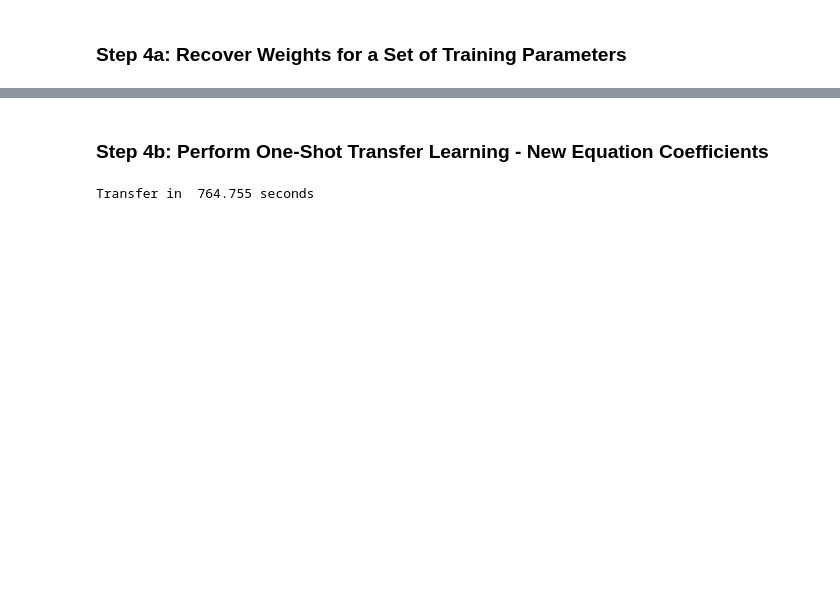
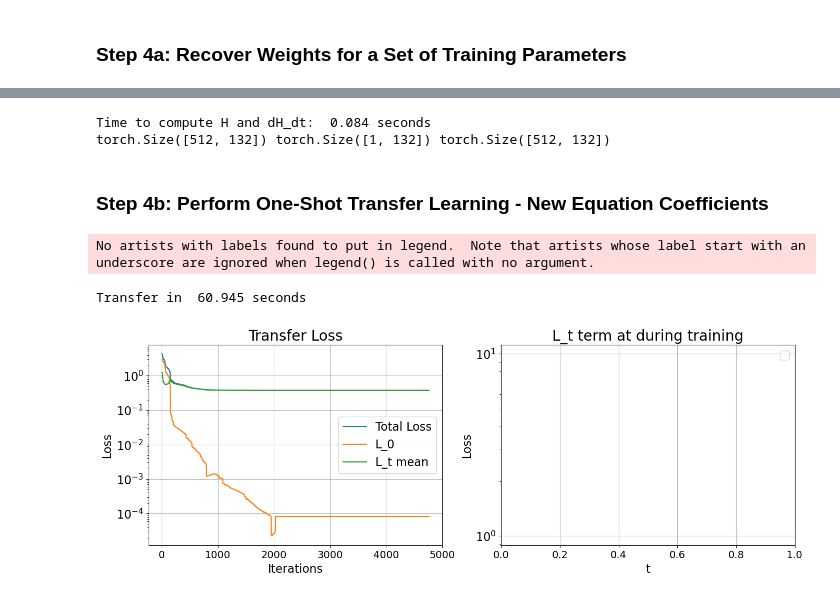
Before and after one commit to eseiler18/Harvard_Master_Thesis, a Jupyter notebook: src/nonlinearODE/PINNS_stiff_nonlinearODE.ipynb, the cells around one changed output, grey strips where cells are left out. Saved outputs shown, nothing was run; the diff lists cells and outputs as text; code cells hidden in the pictures; blank space fills up the shorter version.

```diff
--- a/src/nonlinearODE/PINNS_stiff_nonlinearODE.ipynb
+++ b/src/nonlinearODE/PINNS_stiff_nonlinearODE.ipynb
@@ -442,27 +538,90 @@ Time to compute H and dH_dt:  0.108 seconds
+# %%
+# function to compute H and dH_dt components necessary for transfer learning
+def compute_H_and_dH_dt(min_x, max_x, trained_model, num_equations, hid_lay):
+
+    start_time = time.time()
+
+    # generate a set of times to evaluate with
+    rng = np.random.default_rng()
+    t_eval = torch.arange(min_x, max_x, 0.0005, requires_grad=True, device=dev)
+    t_eval = t_eval[rng.choice(range(0, len(t_eval)), size=512, replace=False)]
+    t_eval = t_eval.reshape(-1, 1)
+    t_eval, _ = t_eval.sort(dim=0)
+
+    # forward pass with t_eval to extract H
+    _, H = trained_model(t_eval)
+    # # reshape "H" to batch_size X num_equations X d // num_equations
+    #H = H.reshape(-1, num_equations, hid_lay[-1] // num_equations)
+    #H = torch.cat((torch.ones(len(t_eval), num_equations, 1, device=dev), H), 2)
+
+    # forward pass with t = 0 to extract H_0
+    _, H_0 = trained_model(torch.tensor([[0.]], dtype=torch.float32,
+                                        requires_grad=True, device=dev))
+    # # reshape "H_0" to batch_size X num_equations X d // num_equations
+    #H_0 = H_0.reshape(-1, num_equations, hid_lay[-1] // num_equations)
+    #H_0 = torch.cat((torch.ones(1, num_equations, 1, device=dev), H_0), 2).squeeze()
+    #H_0 = H_0.unsqueeze(dim=0) if num_equations == 1 else H_0
+
+    # compute dH_dt
+    _, H_orig = trained_model(t_eval)
+    # Compute the derivative
+    dH_dt =[torch.autograd.grad(H_orig[:, i], t_eval, grad_outputs=torch.ones_like(H_orig[:, i]), create_graph=True)[0] for i in range(H_orig.shape[1])]
+    dH_dt = torch.hstack(dH_dt)
+    #dH_dt_new = dH_dt.reshape(-1, num_equations, hid_lay[-1] // num_equations)
+    #dH_dt_new = torch.cat((torch.zeros(len(t_eval), num_equations, 1, device=dev), dH_dt_new), 2)
+
+    end_time = time.time()
+    total_time = end_time - start_time
+    print(f"Time to compute H and dH_dt: {total_time: .3f} seconds")
+
+    return H, H_0, dH_dt, t_eval
+# forward pass to extract H
+
+H, H_0, dH_dt, t_eval = compute_H_and_dH_dt(x_range[0], x_range[1], trained_model, num_equations, hid_lay)
+print(H.shape, H_0.shape, dH_dt.shape)
+# %% [output]
+Time to compute H and dH_dt:  0.084 seconds
+torch.Size([512, 132]) torch.Size([1, 132]) torch.Size([512, 132])
 # %% [markdown]
 ### Step 4b: Perform One-Shot Transfer Learning - New Equation Coefficients
 # %%
 # stiff parameter alpha list
-alpha_transfer = 10
+alpha_transfer = 2
+trained_layer = trained_model.multi_head_output[0]
 
 # choose a new set of equation coefficients
-equation_transfer = lambda t, y: linearODE(t, y, alpha=alpha_transfer)
+
+# equation_transfer = lambda t, y: unitary_test(t, y, alpha=alpha_transfer)
+# true_funct = lambda x, v, : solve_ivp(equation_transfer, [x_range[0], x_range[1]],
+#                                                       v.squeeze(), t_eval=x.squeeze(),
+#                                                      method="Radau").y
+
+# equation_transfer = lambda t, y: linearODE(t, y, alpha=alpha_transfer)
+# true_funct = lambda x, v, : solve_ivp(equation_transfer, [x_range[0], x_range[1]],
+#                                                       v.squeeze(), t_eval=x.squeeze(),
+#                                                      method="Radau").y
+
+equation_transfer = lambda t, y: VanDerPols(t, y, alpha=alpha_transfer)
 true_funct = lambda x, v, : solve_ivp(equation_transfer, [x_range[0], x_range[1]],
                                                       v.squeeze(), t_eval=x.squeeze(),
                                                       method="Radau").y
-v = v_list[2]
+v = v_list[2].permute(1, 0)
 
 # compute the transfer learned solution
-W_out, transfer_loss = analytically_compute_weights_non_linear(iterations=10000,
-                                                               dH_dt=dH_dt_new,
-                                                               H=H, H_0=H_0,
+W_out, transfer_loss = analytically_compute_weights_non_linear_LBFS(iterations=1000,
+                                                               dH_dt=dH_dt.detach(),
+                                                               H=H, H_0=H_0.detach(),
                                                                t_eval=t_eval,
                                                                equation=equation_transfer,
                                                                v = v,
                                                                num_equations=num_equations,
-                                                               device=dev)
+                                                               device=dev,
+                                                               trained_layer = None)
+plot_transfer_loss(t_eval=t_eval, transfer_loss=transfer_loss)
 # %% [output]
-Transfer in  764.755 seconds
+No artists with labels found to put in legend.  Note that artists whose label start with an underscore are ignored when legend() is called with no argument.
+Transfer in  60.945 seconds
+[figure, added]
 # %%
 # plot the transfer learned and true solutions
 plot_transfer_learned_and_analytical_non_linear(H, W_out, t_eval, v, num_equations, true_funct)
```
Also changed, not shown: parts of 30 cells of this notebook, 7 other files.
